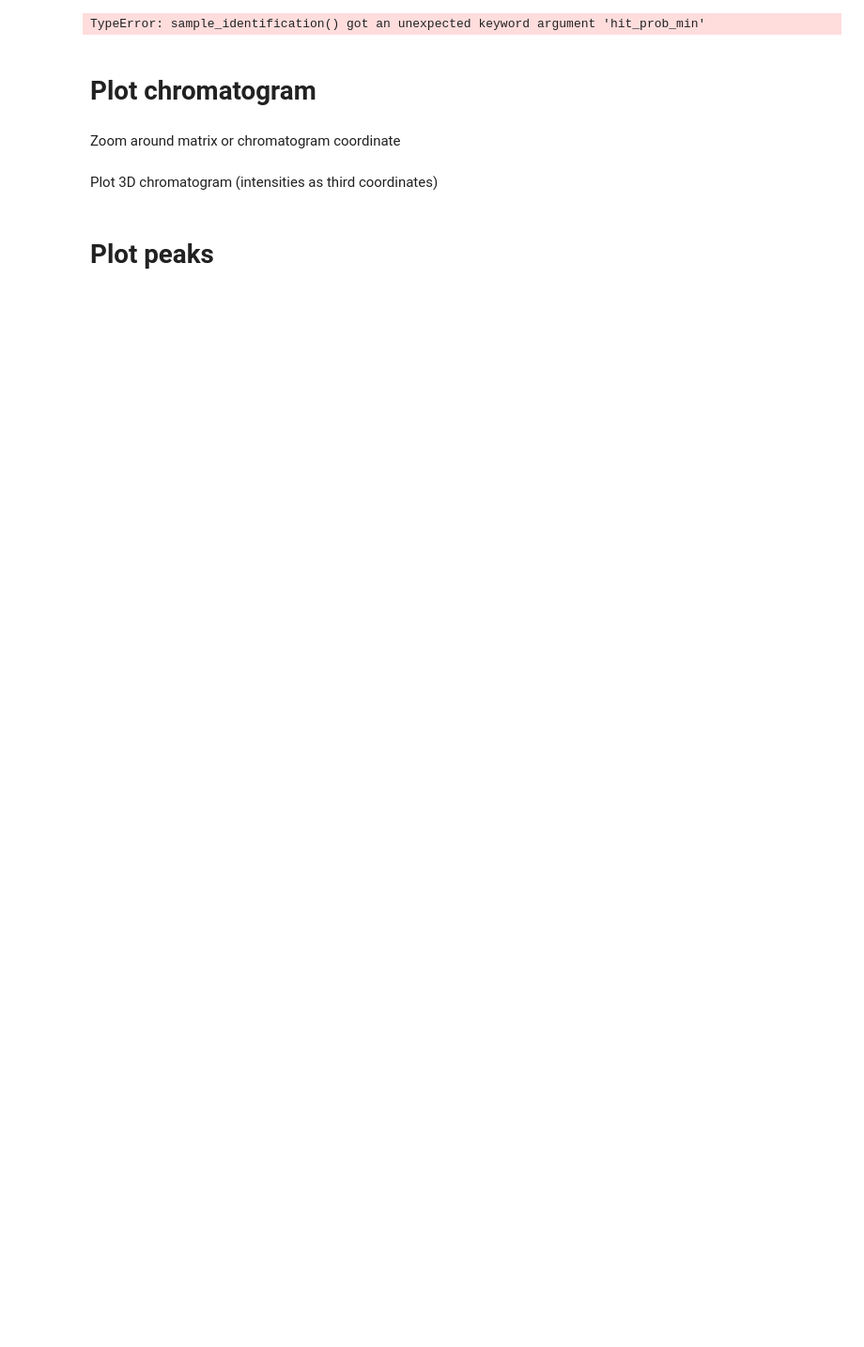
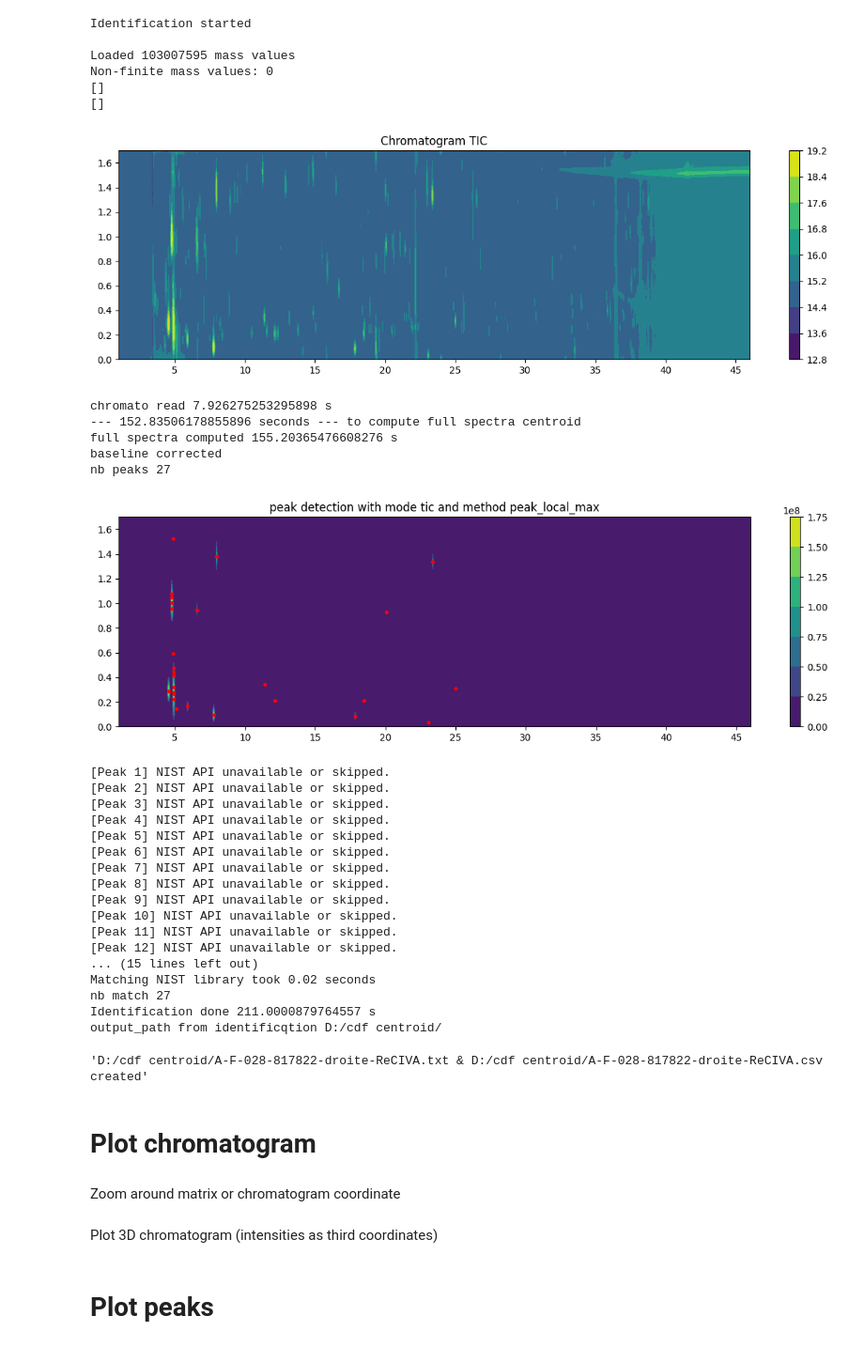
Before and after one commit to Lollith/Python-2DGC-Alignment, a Jupyter notebook: notebooks/plot.ipynb, the cells around one changed output. Shown at 94% size. Drawn from its saved outputs; the diff is of its cells as text; code cells hidden in the pictures; blank space fills up the shorter version.

```diff
--- a/notebooks/plot.ipynb
+++ b/notebooks/plot.ipynb
@@ -36,28 +31,61 @@ chromato.shape
 chromato, time_rn, chromato_cube, sigma, (range_min, range_max)= read_chromato_and_chromato_cube(file_path, mod_time = 1.7) #CRASH
 # %%
 sample_identification(
-                path="D:/GCxGC_MS/DATA/Dossier_partagé_GCxGC/Manue/GCxGC_VOLATIL-CF_01/",
-                file= "624848_0017VE_J0.cdf",
-                output_path= None,
+                path="D:/cdf centroid/",
+                file= "A-F-028-817822-droite-ReCIVA.cdf",
+                output_path= "D:/cdf centroid/",
                 mod_time=1.7,
-                method="persistent_homology",
+                method="peak_local_max",
                 mode="tic",
                 noise_factor = 1.5,
-                hit_prob_min=65,
-                abs_thresholds=0.,
-                rel_thresholds=0.01,
+                abs_thresholds=0.1,
+                rel_thresholds=0.1,
                 cluster=True,
                 min_distance=1,
                 min_sigma=1,
                 max_sigma=30,
                 sigma_ratio=1.6,
                 num_sigma=1,
                 formated_spectra=True,
                 match_factor_min=650,
-                min_persistence=0.02
+                min_persistence=0.02,
+                overlap=0.5,
+                eps=3,
+                min_samples=4,
+                nist=False
                 )
 # %% [output]
-TypeError: sample_identification() got an unexpected keyword argument 'hit_prob_min'
+Identification started
+
+Loaded 103007595 mass values
+Non-finite mass values: 0
+[]
+[]
+[figure, added]
+chromato read 7.926275253295898 s
+--- 152.83506178855896 seconds --- to compute full spectra centroid
+full spectra computed 155.20365476608276 s
+baseline corrected
+nb peaks 27
+[figure, added]
+[Peak 1] NIST API unavailable or skipped.
+[Peak 2] NIST API unavailable or skipped.
+[Peak 3] NIST API unavailable or skipped.
+[Peak 4] NIST API unavailable or skipped.
+[Peak 5] NIST API unavailable or skipped.
+[Peak 6] NIST API unavailable or skipped.
+[Peak 7] NIST API unavailable or skipped.
+[Peak 8] NIST API unavailable or skipped.
+[Peak 9] NIST API unavailable or skipped.
+[Peak 10] NIST API unavailable or skipped.
+[Peak 11] NIST API unavailable or skipped.
+[Peak 12] NIST API unavailable or skipped.
+... (15 lines left out)
+Matching NIST library took 0.02 seconds
+nb match 27
+Identification done 211.0000879764557 s
+output_path from identificqtion D:/cdf centroid/
+'D:/cdf centroid/A-F-028-817822-droite-ReCIVA.txt & D:/cdf centroid/A-F-028-817822-droite-ReCIVA.csv created'
 # %% [markdown]
 # Plot chromatogram
 # %%
```
Also changed, not shown: parts of 6 cells of this notebook, 5 other files.
